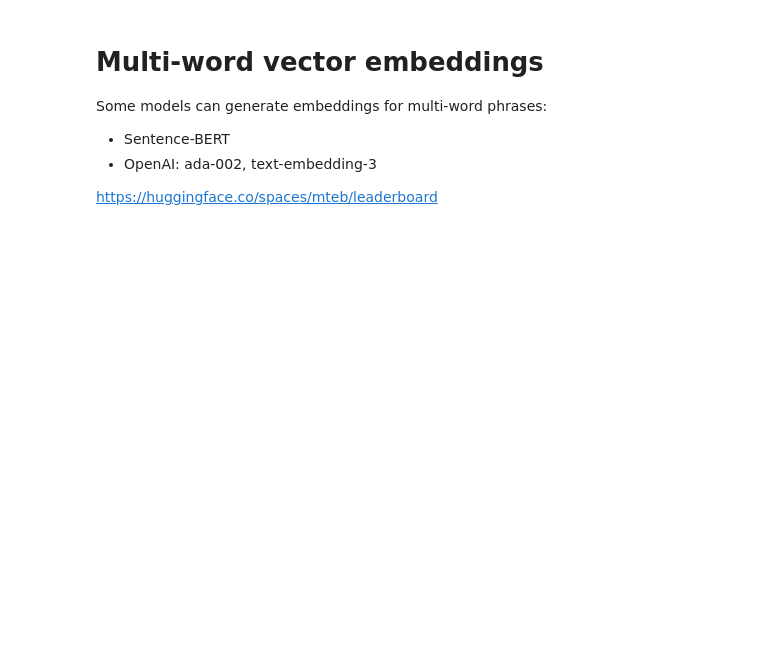
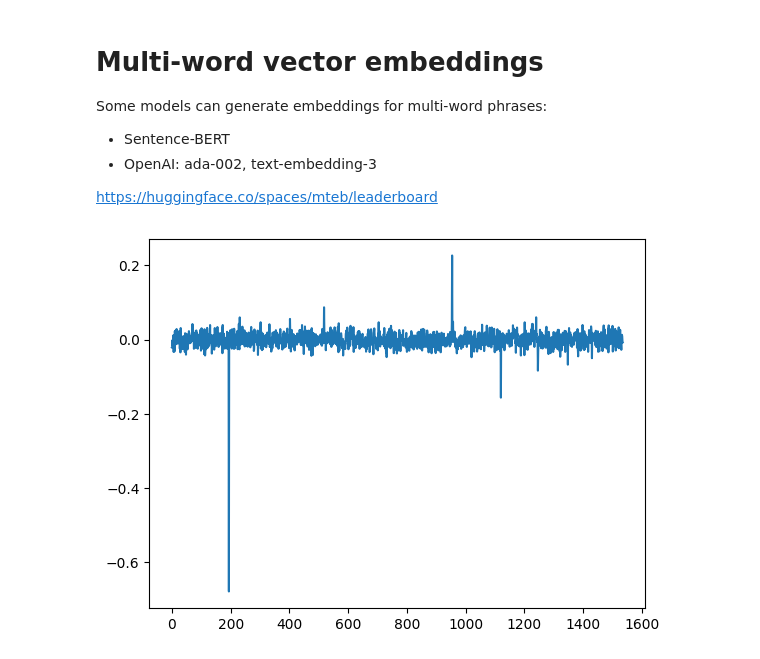
Before and after one commit to pamelafox/visual-exploration-vectors, a Jupyter notebook: movie_vectors.ipynb, the cells around one changed output. Cells and saved outputs as stored; diff of their text form; code cells hidden in the pictures; blank space fills up the shorter version.

```diff
--- a/movie_vectors.ipynb
+++ b/movie_vectors.ipynb
@@ -17,10 +17,12 @@ with open('openai_movies.json') as f:
 # %%
 import matplotlib.pyplot as plt
 import numpy as np
 
-movie = movies['Un indien dans la ville']
+movie = movies['Moana']
 plt.plot(movie)
 plt.show()
+# %% [output]
+[figure, added]
 # %%
 import matplotlib.pyplot as plt
 
```
Also changed, not shown: parts of 7 cells of this notebook, 6 other files.
